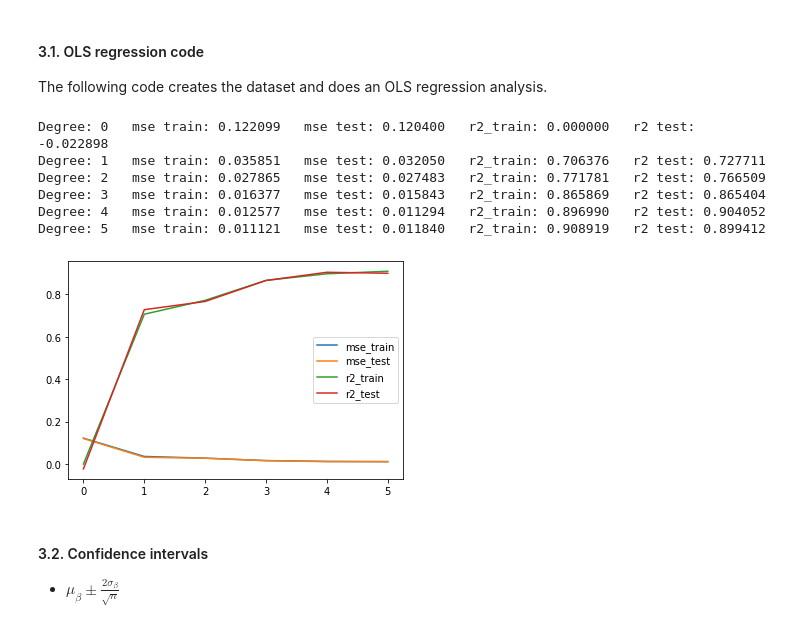
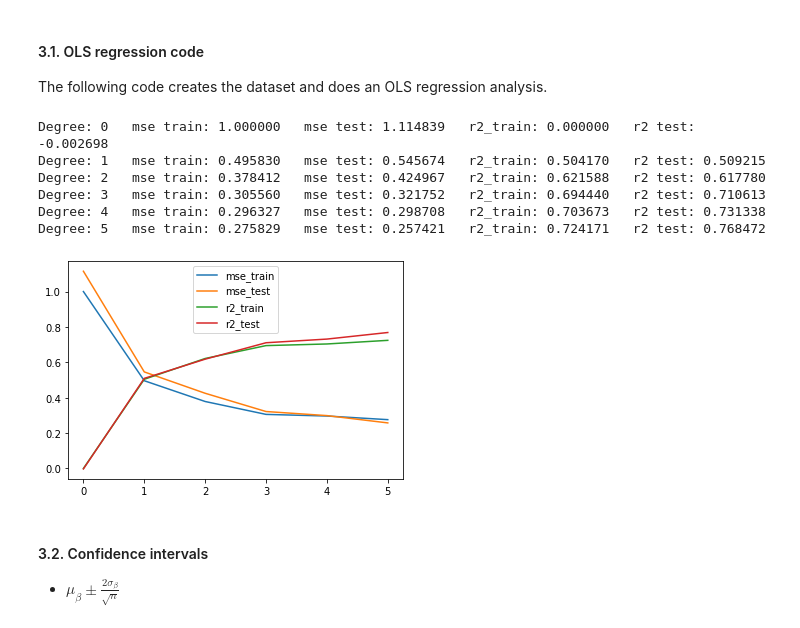
Before and after one commit to jornmarh/fys-stk4155, a Jupyter notebook: project1/project1-ad.ipynb, the cells around one changed output. Saved outputs shown, nothing was run; the diff lists cells and outputs as text; code cells hidden in the pictures.

```diff
--- a/project1/project1-ad.ipynb
+++ b/project1/project1-ad.ipynb
@@ -64,13 +64,4 @@ The provided code in the exercise set is used for making and plotting of the Fra
 # %%
-fig = plt.figure(figsize=(20,8))
-ax = fig.gca(projection='3d')
-
-# Make data.
-N = 20
-x = np.arange(0, 1, 0.05)
-y = np.arange(0, 1, 0.05)
-x, y = np.meshgrid(x,y)
-
 def FrankeFunction(x,y,noise_coef):
     term1 = 0.75*np.exp(-(0.25*(9*x-2)**2) - 0.25*((9*y-2)**2))
     term2 = 0.75*np.exp(-((9*x+1)**2)/49.0 - 0.1*(9*y+1))
@@ -78,23 +69,3 @@ def FrankeFunction(x,y,noise_coef):
     term4 = -0.2*np.exp(-(9*x-4)**2 - (9*y-7)**2)
     noise = noise_coef * np.random.randn(N*N)
     return term1 + term2 + term3 + term4 + noise
-
-
-z = FrankeFunction(x, y, 0.15)
-
-# Plot the surface.
-surf = ax.plot_surface(x, y, z, cmap=cm.coolwarm,
-                       linewidth=0, antialiased=False)
-# Customize the z axis.
-ax.set_zlim(-0.10, 1.40)
-ax.zaxis.set_major_locator(LinearLocator(10))
-ax.zaxis.set_major_formatter(FormatStrFormatter('%.02f'))
-
-ax.set_xlabel('X', fontsize=15)
-ax.set_ylabel('Y', fontsize=15)
-ax.set_zlabel('Z', fontsize=15)
-
-# Add a color bar which maps values to colors.
-fig.colorbar(surf, shrink=0.5, aspect=5)
-
-plt.show()
@@ -155,7 +123,7 @@ x_mesh, y_mesh = np.meshgrid(x,y)
 x_flat = np.ravel(x_mesh)
 y_flat = np.ravel(y_mesh)
 
-z = FrankeFunction(x_flat, y_flat, 0.1*np.random.randn(N*N))
+z = FrankeFunction(x_flat, y_flat, 0.15)
 
 polydegree = np.zeros(maxdegrees+1)
 r2_train = np.zeros(maxdegrees+1)
@@ -163,41 +131,41 @@ r2_test = np.zeros(maxdegrees+1)
 mse_train = np.zeros(maxdegrees+1)
 mse_test = np.zeros(maxdegrees+1)
 
 # OLS regression for polynomials from 0 to maxdegrees
 for i in range(maxdegrees+1):
     degree = i
     polydegree[i] = degree
     X = create_X(x_flat, y_flat, degree)
     X_train, X_test, z_train, z_test = train_test_split(X,z, test_size=0.2, random_state=42)
-    #X_train, X_test, z_train, z_test = scale(X_train, X_test, z_train, z_test)
+    X_train, X_test, z_train, z_test = scale(X_train, X_test, z_train, z_test)
 
     # prediction
     betaOLS = np.linalg.pinv(X_train.T @ X_train) @ X_train.T @ z_train
     ztilde_train = X_train @ betaOLS
     ztilde_test = X_test @ betaOLS
 
     # cost functions
     r2_train[i] = r2_score(z_train, ztilde_train)
     r2_test[i] = r2_score(z_test, ztilde_test)
     mse_train[i] = MSE(z_train,ztilde_train)
     mse_test[i] = MSE(z_test,ztilde_test) #mean_squared_error(z_test, ztilde_test)
     print('Degree: %i   mse train: %.6f   mse test: %.6f   r2_train: %.6f   r2 test: %.6f'\
           %(degree, mse_train[i], mse_test[i], r2_train[i], r2_test[i]))
 
 plt.plot(polydegree, mse_train, label='mse_train')
 plt.plot(polydegree, mse_test, label='mse_test')
 plt.plot(polydegree, r2_train, label='r2_train')
 plt.plot(polydegree, r2_test, label='r2_test')
 plt.legend()
 plt.show()
 # %% [output]
-Degree: 0   mse train: 0.122099   mse test: 0.120400   r2_train: 0.000000   r2 test: -0.022898
-Degree: 1   mse train: 0.035851   mse test: 0.032050   r2_train: 0.706376   r2 test: 0.727711
-Degree: 2   mse train: 0.027865   mse test: 0.027483   r2_train: 0.771781   r2 test: 0.766509
-Degree: 3   mse train: 0.016377   mse test: 0.015843   r2_train: 0.865869   r2 test: 0.865404
-Degree: 4   mse train: 0.012577   mse test: 0.011294   r2_train: 0.896990   r2 test: 0.904052
-Degree: 5   mse train: 0.011121   mse test: 0.011840   r2_train: 0.908919   r2 test: 0.899412
+Degree: 0   mse train: 1.000000   mse test: 1.114839   r2_train: 0.000000   r2 test: -0.002698
+Degree: 1   mse train: 0.495830   mse test: 0.545674   r2_train: 0.504170   r2 test: 0.509215
+Degree: 2   mse train: 0.378412   mse test: 0.424967   r2_train: 0.621588   r2 test: 0.617780
+Degree: 3   mse train: 0.305560   mse test: 0.321752   r2_train: 0.694440   r2 test: 0.710613
+Degree: 4   mse train: 0.296327   mse test: 0.298708   r2_train: 0.703673   r2 test: 0.731338
+Degree: 5   mse train: 0.275829   mse test: 0.257421   r2_train: 0.724171   r2 test: 0.768472
-[figure, old version]
+[figure, new version]
 # %% [markdown]
 #### 3.2. Confidence intervals <a class="anchor" id="3.2"></a>
 
```
Also changed, not shown: parts of 4 cells of this notebook.
